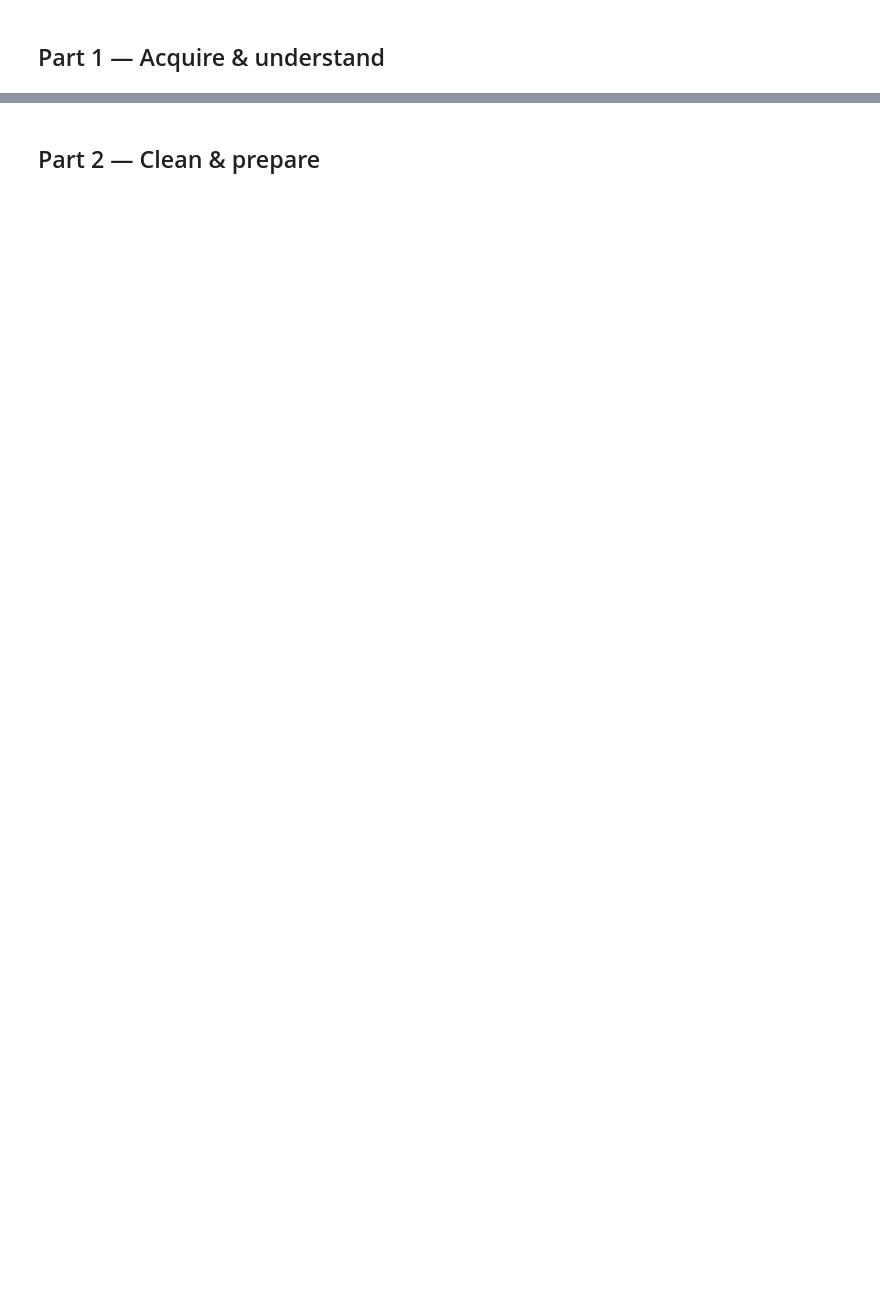
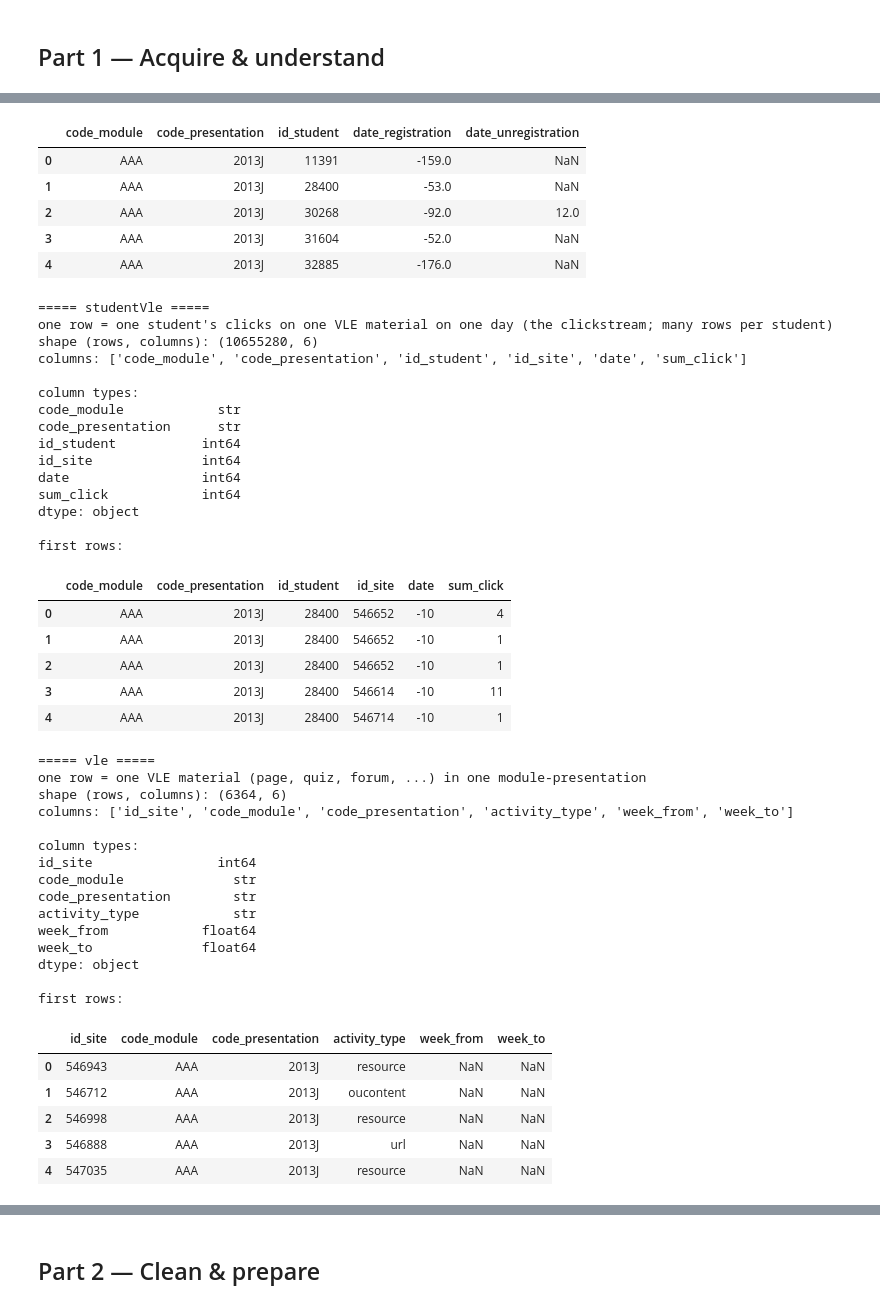
Before and after one commit to thepenguinsfan/uofg, a Jupyter notebook: CIS4020/a1_LucLevesque.ipynb, the cells around one changed output, grey strips where cells are left out. Saved outputs shown, nothing was run; the diff lists cells and outputs as text; code cells hidden in the pictures; blank space fills up the shorter version.

```diff
--- a/CIS4020/a1_LucLevesque.ipynb
+++ b/CIS4020/a1_LucLevesque.ipynb
@@ -157,7 +190,7 @@ with pd.option_context("display.max_rows", None, "display.max_colwidth", None):
 # Inspect the remaining tables the same way as studentInfo above: shape, columns, dtypes, first rows,
 # and what ONE row represents.
 ROW_MEANING = {
-    "studentRegistration": "one student's registration on one module-presentation (same grain as studentInfo)",
+    "studentRegistration": "one student's registration on one module-presentation",
     "studentVle":          "one student's clicks on one VLE material on one day (the clickstream; many rows per student)",
     "vle":                 "one VLE material (page, quiz, forum, ...) in one module-presentation",
     "assessments":         "one assessment (TMA, CMA or Exam) in one module-presentation",
@@ -175,3 +208,4 @@ for name, meaning in ROW_MEANING.items():
     print(t.dtypes)
     print("\nfirst rows:")
     display(t.head())
+# %% [output]
@@ -177,0 +226,48 @@ for name, meaning in ROW_MEANING.items():
+|  | code_module | code_presentation | id_student | date_registration | date_unregistration |
+| 0 | AAA | 2013J | 11391 | -159.0 | NaN |
+| 1 | AAA | 2013J | 28400 | -53.0 | NaN |
+| 2 | AAA | 2013J | 30268 | -92.0 | 12.0 |
+| 3 | AAA | 2013J | 31604 | -52.0 | NaN |
+| 4 | AAA | 2013J | 32885 | -176.0 | NaN |
+===== studentVle =====
+one row = one student's clicks on one VLE material on one day (the clickstream; many rows per student)
+shape (rows, columns): (10655280, 6)
+columns: ['code_module', 'code_presentation', 'id_student', 'id_site', 'date', 'sum_click']
+
+column types:
+code_module            str
+code_presentation      str
+id_student           int64
+id_site              int64
+date                 int64
+sum_click            int64
+dtype: object
+
+first rows:
+|  | code_module | code_presentation | id_student | id_site | date | sum_click |
+| 0 | AAA | 2013J | 28400 | 546652 | -10 | 4 |
+| 1 | AAA | 2013J | 28400 | 546652 | -10 | 1 |
+| 2 | AAA | 2013J | 28400 | 546652 | -10 | 1 |
+| 3 | AAA | 2013J | 28400 | 546614 | -10 | 11 |
+| 4 | AAA | 2013J | 28400 | 546714 | -10 | 1 |
+===== vle =====
+one row = one VLE material (page, quiz, forum, ...) in one module-presentation
+shape (rows, columns): (6364, 6)
+columns: ['id_site', 'code_module', 'code_presentation', 'activity_type', 'week_from', 'week_to']
+
+column types:
+id_site                int64
+code_module              str
+code_presentation        str
+activity_type            str
+week_from            float64
+week_to              float64
+dtype: object
+
+first rows:
+|  | id_site | code_module | code_presentation | activity_type | week_from | week_to |
+| 0 | 546943 | AAA | 2013J | resource | NaN | NaN |
+| 1 | 546712 | AAA | 2013J | oucontent | NaN | NaN |
+| 2 | 546998 | AAA | 2013J | resource | NaN | NaN |
+| 3 | 546888 | AAA | 2013J | url | NaN | NaN |
+| 4 | 547035 | AAA | 2013J | resource | NaN | NaN |
```
Also changed, not shown: parts of 30 cells of this notebook.
